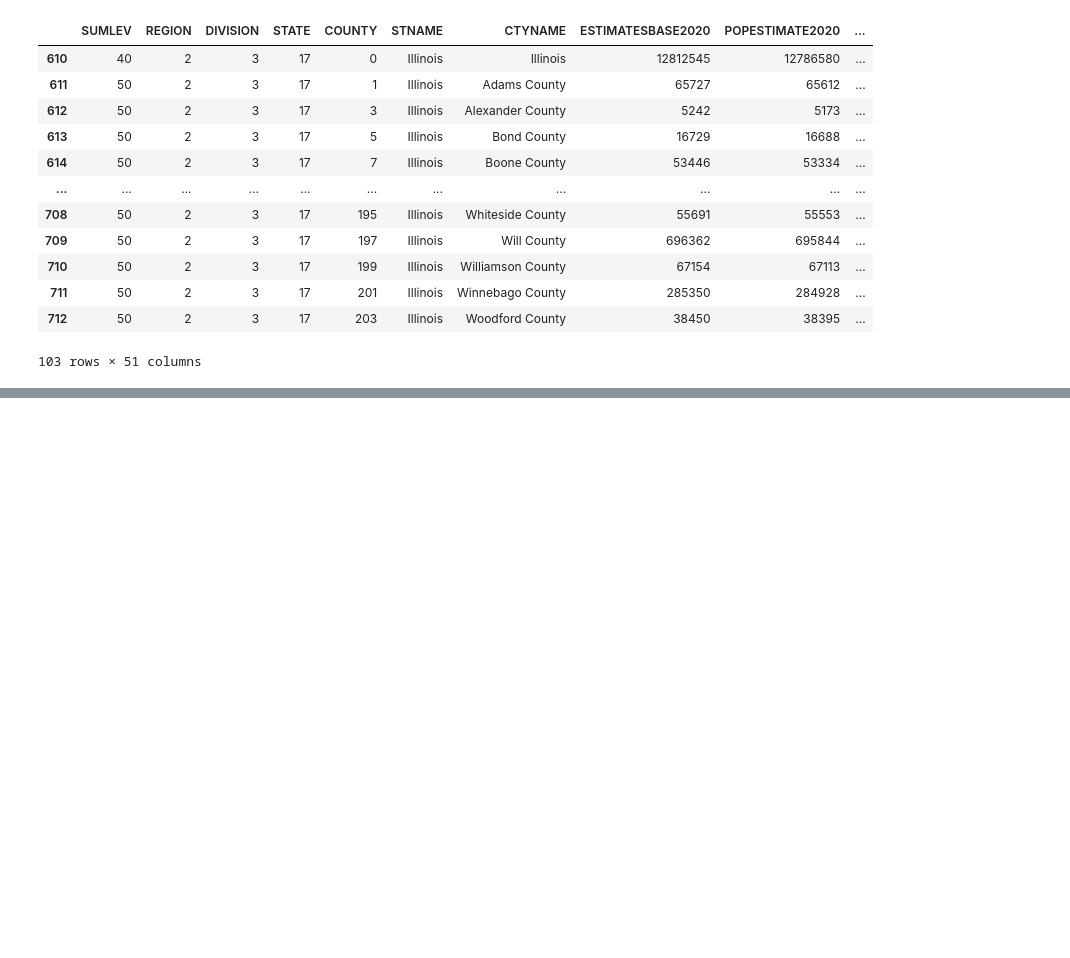
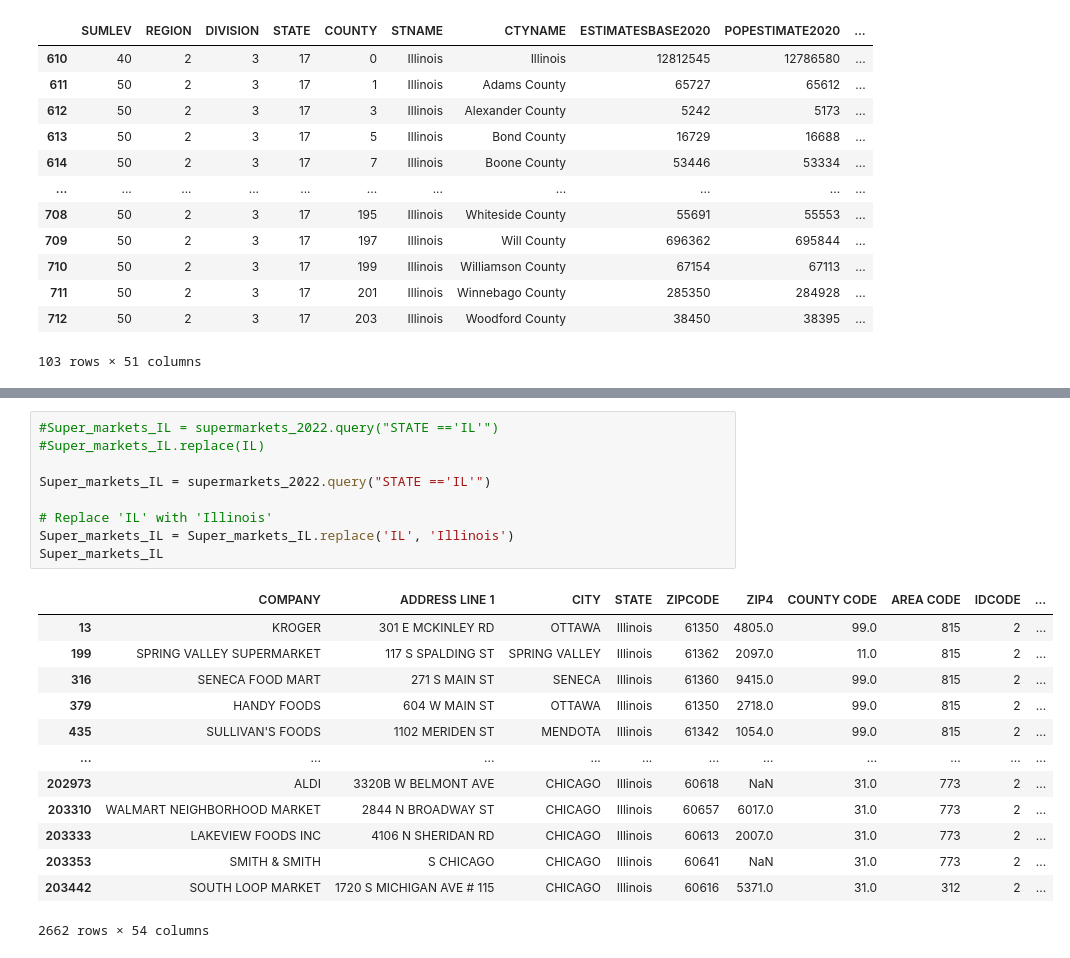
Before and after one commit to uchicago-dsi/rafi-grocery, a Jupyter notebook: July5th.ipynb, the cells around one changed output, grey strips where cells are left out. Saved outputs shown, nothing was run; the diff lists cells and outputs as text; blank space fills up the shorter version.

```diff
--- a/July5th.ipynb
+++ b/July5th.ipynb
@@ -755,0 +784,23 @@ census_IL2022
+# %%
+#Super_markets_IL = supermarkets_2022.query("STATE =='IL'")
+#Super_markets_IL.replace(IL)
+
+Super_markets_IL = supermarkets_2022.query("STATE =='IL'")
+
+# Replace 'IL' with 'Illinois'
+Super_markets_IL = Super_markets_IL.replace('IL', 'Illinois')
+Super_markets_IL
+# %% [output]
+|  | COMPANY | ADDRESS LINE 1 | CITY | STATE | ZIPCODE | ZIP4 | COUNTY CODE | AREA CODE | IDCODE | ... |
+| 13 | KROGER | 301 E MCKINLEY RD | OTTAWA | Illinois | 61350 | 4805.0 | 99.0 | 815 | 2 | ... |
+| 199 | SPRING VALLEY SUPERMARKET | 117 S SPALDING ST | SPRING VALLEY | Illinois | 61362 | 2097.0 | 11.0 | 815 | 2 | ... |
+| 316 | SENECA FOOD MART | 271 S MAIN ST | SENECA | Illinois | 61360 | 9415.0 | 99.0 | 815 | 2 | ... |
+| 379 | HANDY FOODS | 604 W MAIN ST | OTTAWA | Illinois | 61350 | 2718.0 | 99.0 | 815 | 2 | ... |
+| 435 | SULLIVAN'S FOODS | 1102 MERIDEN ST | MENDOTA | Illinois | 61342 | 1054.0 | 99.0 | 815 | 2 | ... |
+| ... | ... | ... | ... | ... | ... | ... | ... | ... | ... | ... |
+| 202973 | ALDI | 3320B W BELMONT AVE | CHICAGO | Illinois | 60618 | NaN | 31.0 | 773 | 2 | ... |
+| 203310 | WALMART NEIGHBORHOOD MARKET | 2844 N BROADWAY ST | CHICAGO | Illinois | 60657 | 6017.0 | 31.0 | 773 | 2 | ... |
+| 203333 | LAKEVIEW FOODS INC | 4106 N SHERIDAN RD | CHICAGO | Illinois | 60613 | 2007.0 | 31.0 | 773 | 2 | ... |
+| 203353 | SMITH & SMITH | S CHICAGO | CHICAGO | Illinois | 60641 | NaN | 31.0 | 773 | 2 | ... |
+| 203442 | SOUTH LOOP MARKET | 1720 S MICHIGAN AVE # 115 | CHICAGO | Illinois | 60616 | 5371.0 | 31.0 | 312 | 2 | ... |
+2662 rows × 54 columns
```
Also changed, not shown: parts of 15 cells of this notebook.
